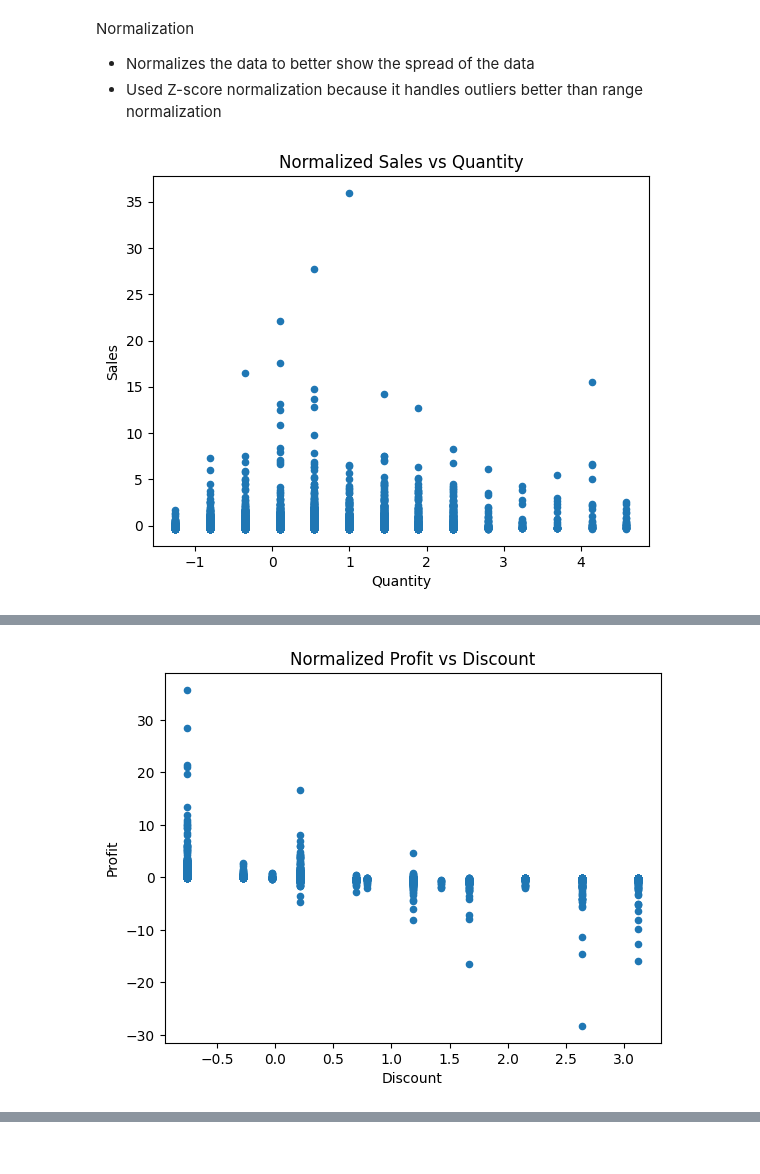
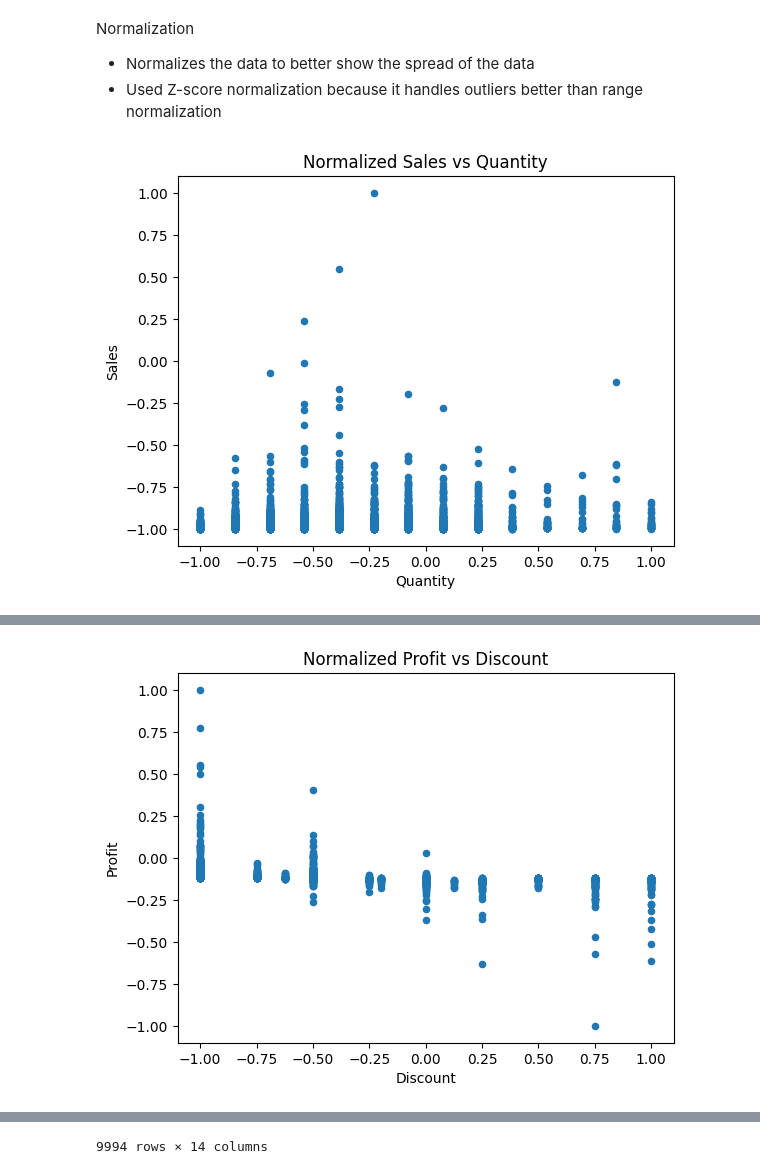
Before and after one commit to AmandeepSBassi/DataScienceProject, a Jupyter notebook: Project.Preprocessing.ipynb, the cells around one changed output, grey strips where cells are left out. Saved outputs shown, nothing was run; the diff lists cells and outputs as text; code cells hidden in the pictures.

Commit message:
Finalized normalization

```diff
--- a/Project.Preprocessing.ipynb
+++ b/Project.Preprocessing.ipynb
@@ -309,32 +311,35 @@ Normalization
 - Normalizes the data to better show the spread of the data
 - Used Z-score normalization because it handles outliers better than range normalization
 # %%
-#Z-score Normalization
+#range Normalization
 def normal(x):
-    mean = x.mean()
-    std = x.std()
-    x = x.map(lambda x : (x-mean)/std)
+    min = x.min()
+    max = x.max()
+    x = x.map(lambda x : ((x-min)/(max-min))*(2)-1)
     return x
+df_q = df['Quantity']
 df['Quantity'] = normal(df['Quantity'])
 df['Sales'] = normal(df['Sales'])
 df['Discount'] = normal(df['Discount'])
 df['Profit'] = normal(df['Profit'])
-#displaying Z-score normalized Continuous data.
+#displaying range normalized Continuous data.
 #Sales vs Quantity
 SQ = df.plot.scatter(x='Quantity',y='Sales').set_title('Normalized Sales vs Quantity')
 plt.show()
 print("Correlation between sales and quantity: "+str(df['Quantity'].corr(df['Sales'])))
 #Profit vs Discount
 PD = df.plot.scatter(x='Discount',y='Profit').set_title('Normalized Profit vs Discount')
 plt.show()
 print("Correlation between profit and discount: "+str(df['Discount'].corr(df['Profit'])))
 #Profit vs Sales
 PS = df.plot.scatter(x='Sales',y='Profit').set_title('Normalized Profit vs Sales')
 plt.show()
 print("Correlation between profit and sales: "+str(df['Sales'].corr(df['Profit'])))
 #Sales vs Discount
 SD = df.plot.scatter(x='Discount',y='Sales').set_title('Normalized Sales vs Discount')
 plt.show()
 print("Correlation between sales and Discount: "+str(df['Discount'].corr(df['Sales'])))
+df['Quantity'] = df_q
+df
 # %% [output]
-[figure, old version]
+[figure, new version]
@@ -342 +347 @@ Correlation between sales and quantity: 0.20079477137389765
-[figure, old version]
+[figure, new version]
@@ -347,0 +366 @@ Correlation between sales and Discount: -0.028190124157535548
+9994 rows × 14 columns
```
Also changed, not shown: parts of 2 cells of this notebook.
